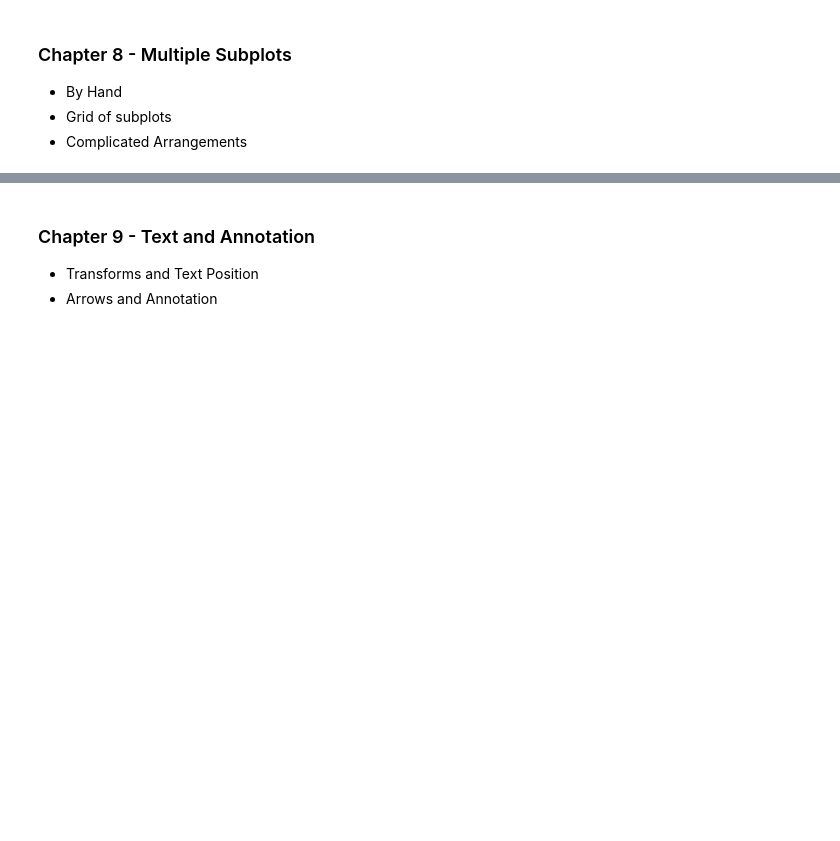
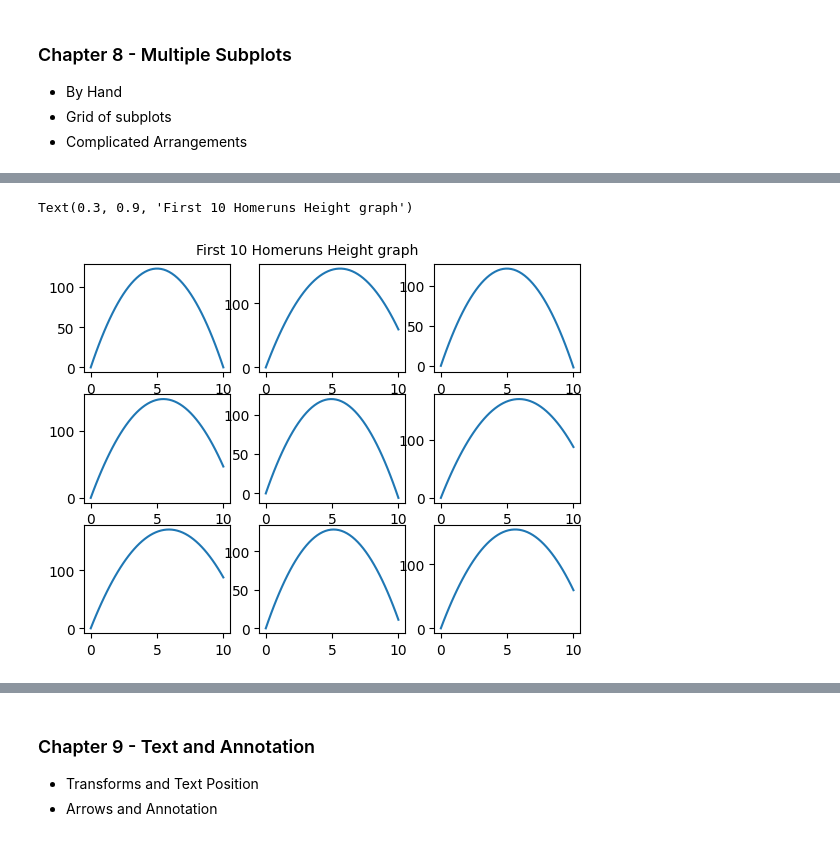
Before and after one commit to C00lEagle/Project4, a Jupyter notebook: Project4MY.ipynb, the cells around one changed output, grey strips where cells are left out. Cells and saved outputs as stored; diff of their text form; code cells hidden in the pictures; blank space fills up the shorter version.

```diff
--- a/Project4MY.ipynb
+++ b/Project4MY.ipynb
@@ -351,0 +414,11 @@ plt.show()
+# %%
+# 10 Homerun height plots
+fig = plt.figure()
+
+for i in range(1,10):
+    ax = fig.add_subplot(3, 3, i)
+    ax.plot(x, height_at_time(x, hr.iloc[i].launch_angle, hr.iloc[i].launch_speed))
+fig.text(x=0.3, y=0.9, s='First 10 Homeruns Height graph')
+# %% [output]
+Text(0.3, 0.9, 'First 10 Homeruns Height graph')
+[figure, added]
```
Also changed, not shown: parts of 19 cells of this notebook, 1 other file.
